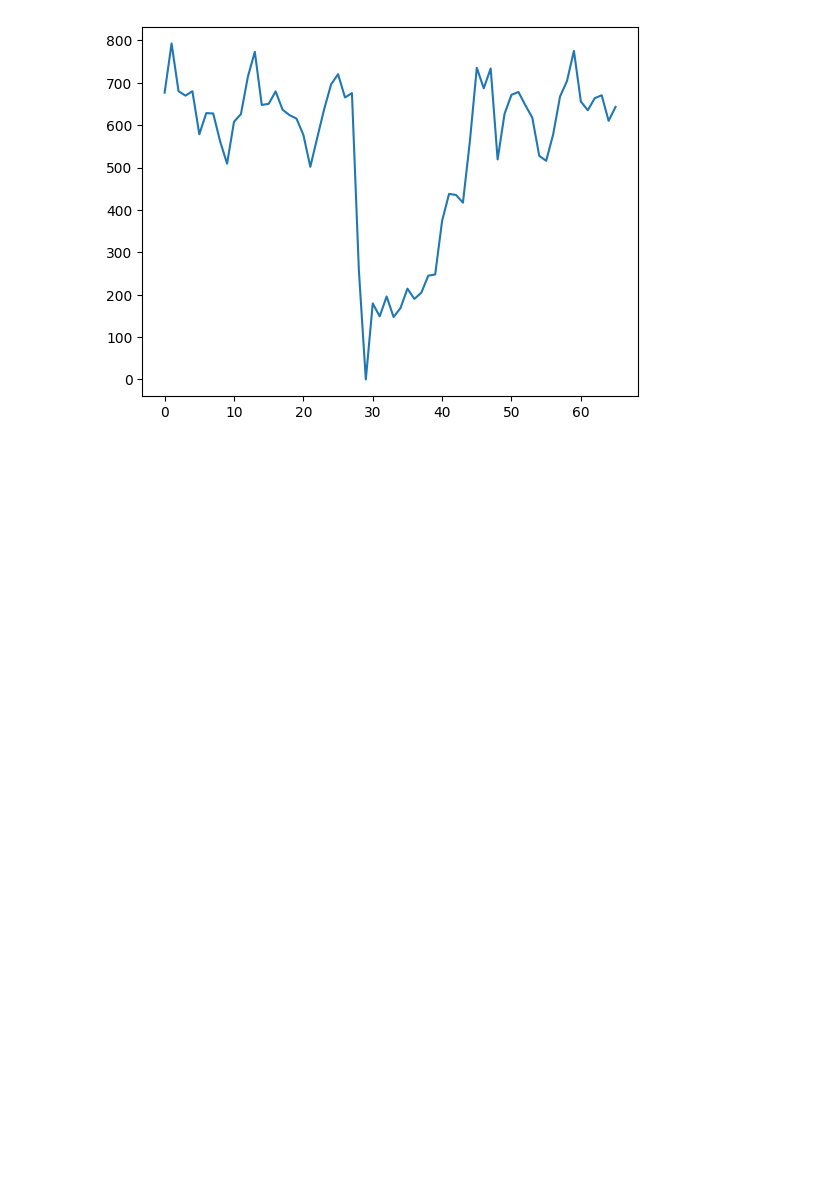
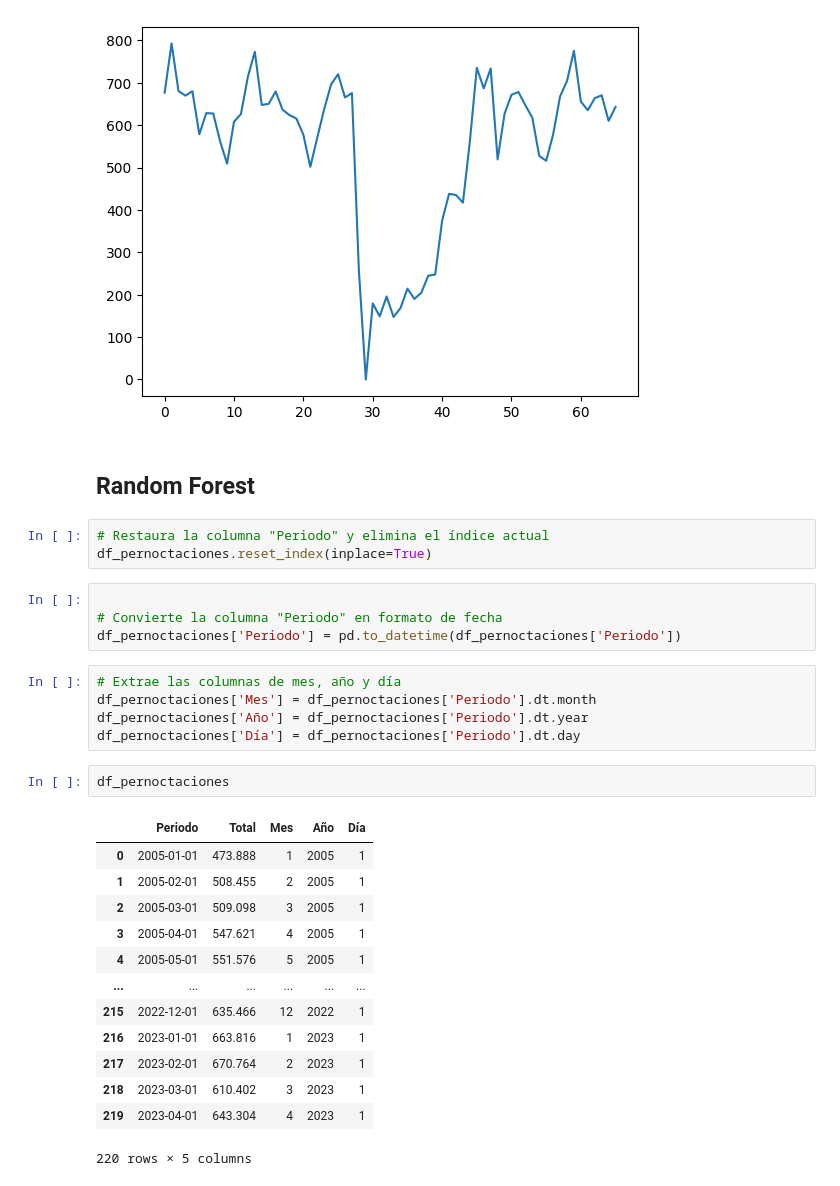
Before and after one commit to dfvinxu/desafio_data, a Jupyter notebook: data/madrid/Viajeros pernoctaciones/nacional_madrid.ipynb, the cells around one changed output. Saved outputs shown, nothing was run; the diff lists cells and outputs as text; blank space fills up the shorter version.

```diff
--- a/data/madrid/Viajeros pernoctaciones/nacional_madrid.ipynb
+++ b/data/madrid/Viajeros pernoctaciones/nacional_madrid.ipynb
@@ -367,3 +367,33 @@ plt.plot(test.values)
 # %% [output]
 [<matplotlib.lines.Line2D at 0x...>]
 [figure]
+# %% [markdown]
+## Random Forest
+# %%
+# Restaura la columna "Periodo" y elimina el índice actual
+df_pernoctaciones.reset_index(inplace=True)
+# %%
+
+# Convierte la columna "Periodo" en formato de fecha
+df_pernoctaciones['Periodo'] = pd.to_datetime(df_pernoctaciones['Periodo'])
+# %%
+# Extrae las columnas de mes, año y día
+df_pernoctaciones['Mes'] = df_pernoctaciones['Periodo'].dt.month
+df_pernoctaciones['Año'] = df_pernoctaciones['Periodo'].dt.year
+df_pernoctaciones['Día'] = df_pernoctaciones['Periodo'].dt.day
+# %%
+df_pernoctaciones
+# %% [output]
+|  | Periodo | Total | Mes | Año | Día |
+| 0 | 2005-01-01 | 473.888 | 1 | 2005 | 1 |
+| 1 | 2005-02-01 | 508.455 | 2 | 2005 | 1 |
+| 2 | 2005-03-01 | 509.098 | 3 | 2005 | 1 |
+| 3 | 2005-04-01 | 547.621 | 4 | 2005 | 1 |
+| 4 | 2005-05-01 | 551.576 | 5 | 2005 | 1 |
+| ... | ... | ... | ... | ... | ... |
+| 215 | 2022-12-01 | 635.466 | 12 | 2022 | 1 |
+| 216 | 2023-01-01 | 663.816 | 1 | 2023 | 1 |
+| 217 | 2023-02-01 | 670.764 | 2 | 2023 | 1 |
+| 218 | 2023-03-01 | 610.402 | 3 | 2023 | 1 |
+| 219 | 2023-04-01 | 643.304 | 4 | 2023 | 1 |
+220 rows × 5 columns
```
Also changed, not shown: parts of 19 cells of this notebook.
